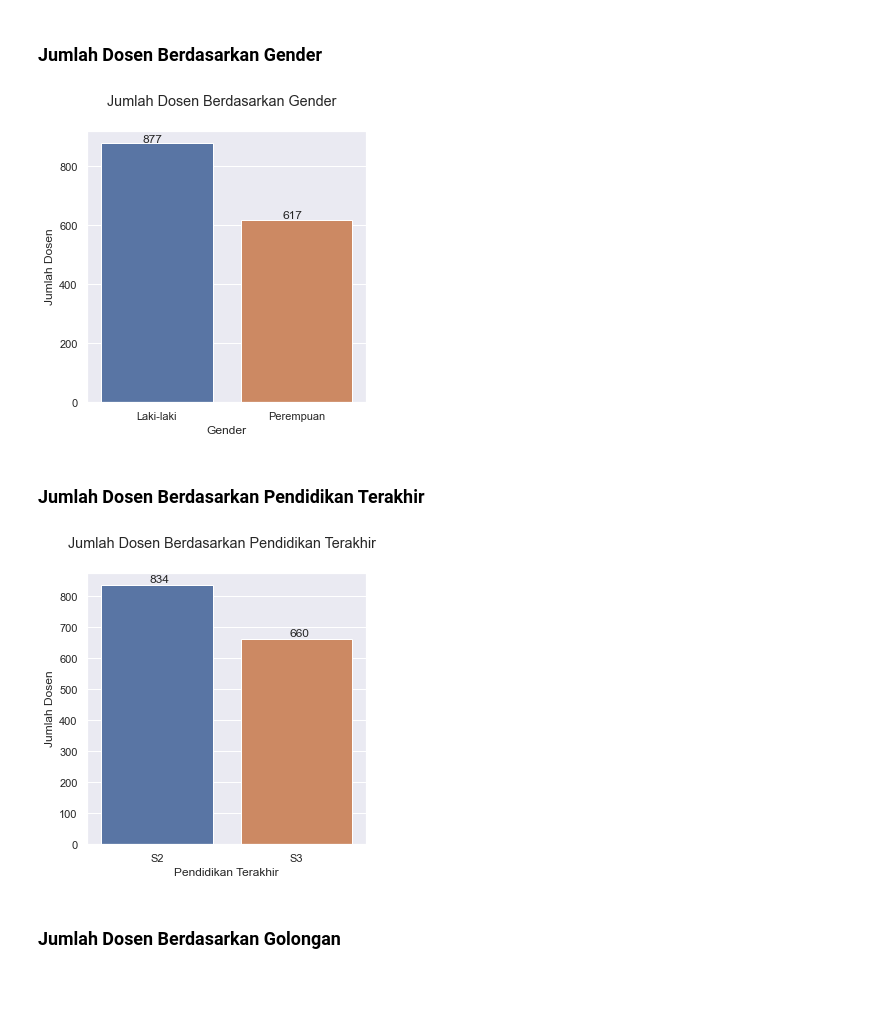
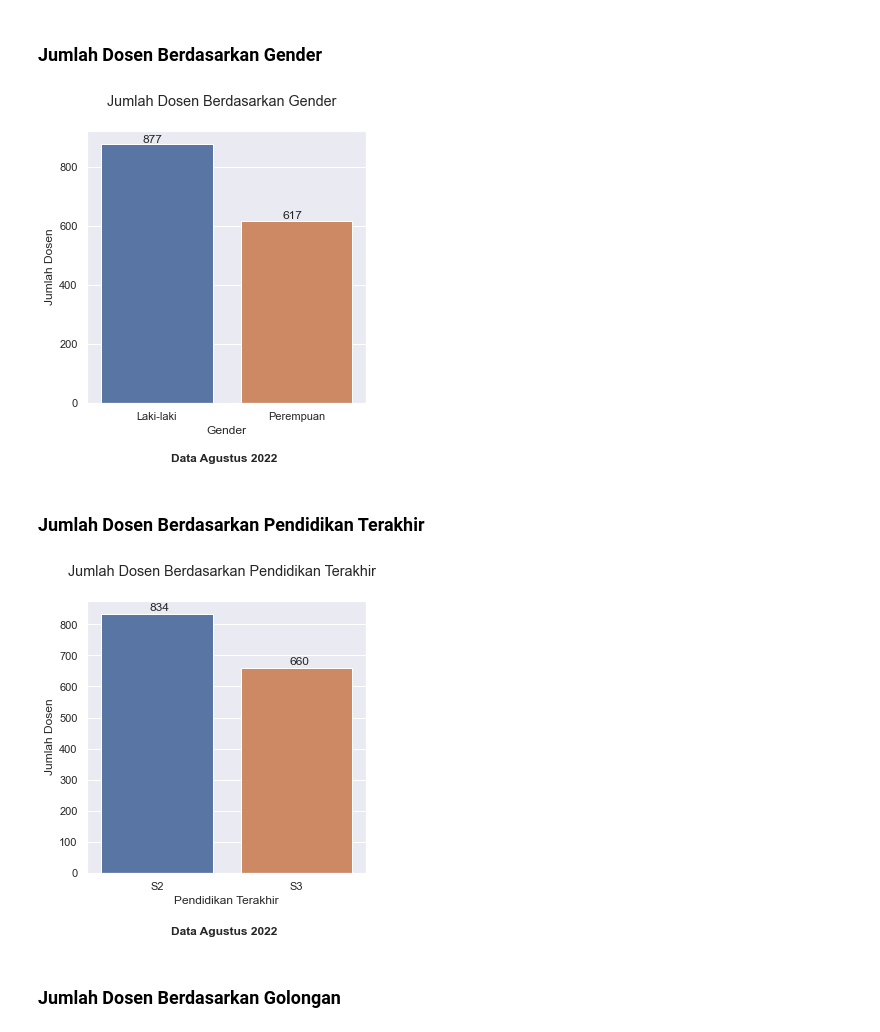
Before and after one commit to crypter7054/EDA-UPI-2022, a Jupyter notebook: EDA UPI Rev.3.ipynb, the cells around one changed output. Cells and saved outputs as stored; diff of their text form; code cells hidden in the pictures; blank space fills up the shorter version.

```diff
--- a/EDA UPI Rev.3.ipynb
+++ b/EDA UPI Rev.3.ipynb
@@ -106,16 +106,17 @@ dtype: int64
 # %%
 plt.figure(figsize=(5, 5))
 
 # deklarasi countplot dengan x sebagai kolom 'Jenis Kelamin', kemudian diurutkan
 g = sns.countplot(x="Jenis Kelamin", data = df, order = df['Jenis Kelamin'].value_counts().index)
 g.set(ylabel='Jumlah Dosen', xlabel='Gender')
+g.text(0.1,-200,'Data Agustus 2022', fontstyle="normal", fontweight="semibold")
 plt.suptitle("Jumlah Dosen Berdasarkan Gender" , fontsize = 'large', fontweight = 'regular')
 
 # tampilkan value par barplot
 for p in g.patches:
    g.annotate('{:.0f}'.format(p.get_height()), (p.get_x()+0.30, p.get_height()+5))
 # %% [output]
-[figure, old version]
+[figure, new version]
 # %% [markdown]
 ### Jumlah Dosen Berdasarkan Pendidikan Terakhir
 # %%
@@ -124,13 +125,14 @@ plt.figure(figsize=(5, 5))
 # deklarasi countplot dengan x sebagai kolom 'Pendidikan Terakhir', kemudian diurutkan
 g = sns.countplot(x="Pendidikan Terakhir", data = df, order = df['Pendidikan Terakhir'].value_counts().index)
 g.set(ylabel='Jumlah Dosen')
+g.text(0.1,-200,'Data Agustus 2022', fontstyle="normal", fontweight="semibold")
 plt.suptitle("Jumlah Dosen Berdasarkan Pendidikan Terakhir" , fontsize = 'large', fontweight = 'regular')
 
 # tampilkan value par barplot
 for p in g.patches:
    g.annotate('{:.0f}'.format(p.get_height()), (p.get_x()+0.35, p.get_height()+10))
 # %% [output]
-[figure, old version]
+[figure, new version]
 # %% [markdown]
 ### Jumlah Dosen Berdasarkan Golongan
 # %%
```
Also changed, not shown: parts of 57 cells of this notebook.
